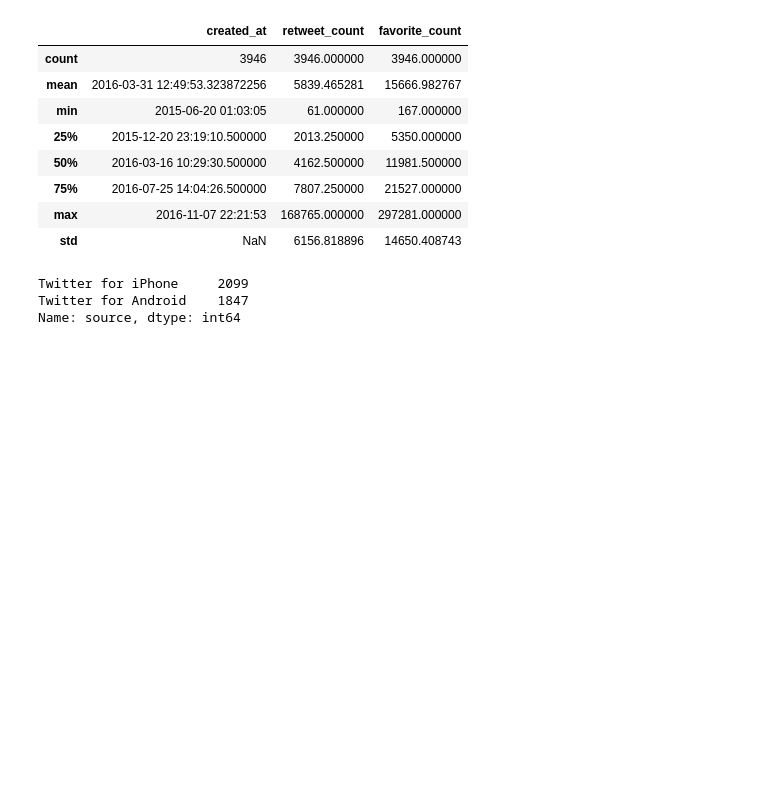
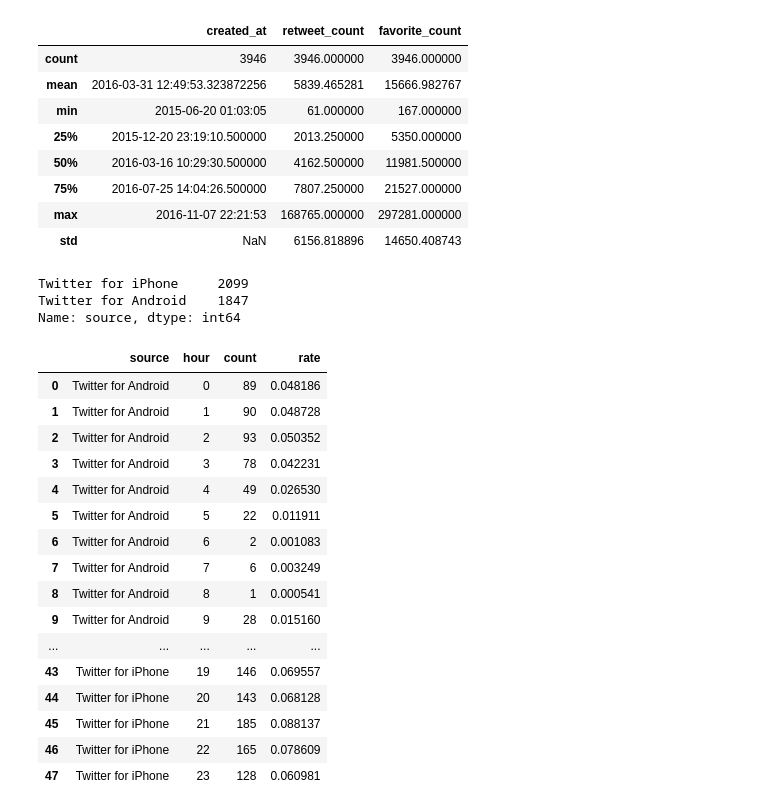
Before and after one commit to marfurt1/NLPProject1, a Jupyter notebook: src/Analyzing_Tweets_4GKS.ipynb, the cells around one changed output. Saved outputs shown, nothing was run; the diff lists cells and outputs as text; code cells hidden in the pictures; blank space fills up the shorter version.

```diff
--- a/src/Analyzing_Tweets_4GKS.ipynb
+++ b/src/Analyzing_Tweets_4GKS.ipynb
@@ -187,3 +187,28 @@ Name: source, dtype: int64
 # 3.5 Get histograms for numerical data
 # %%
 # 3.6 Make a plot of tweets frequence rate by source
+df_plot = (df
+            .assign(hour=df["created_at"].dt.hour)
+            .groupby(["source", "hour"])
+            .agg(count=("source", "count"))
+            .assign(rate=lambda df: df["count"]/df.groupby("source")["count"].sum())
+            .reset_index())
+df_plot
+# %% [output]
+|  | source | hour | count | rate |
+| 0 | Twitter for Android | 0 | 89 | 0.048186 |
+| 1 | Twitter for Android | 1 | 90 | 0.048728 |
+| 2 | Twitter for Android | 2 | 93 | 0.050352 |
+| 3 | Twitter for Android | 3 | 78 | 0.042231 |
+| 4 | Twitter for Android | 4 | 49 | 0.026530 |
+| 5 | Twitter for Android | 5 | 22 | 0.011911 |
+| 6 | Twitter for Android | 6 | 2 | 0.001083 |
+| 7 | Twitter for Android | 7 | 6 | 0.003249 |
+| 8 | Twitter for Android | 8 | 1 | 0.000541 |
+| 9 | Twitter for Android | 9 | 28 | 0.015160 |
+| ... | ... | ... | ... | ... |
+| 43 | Twitter for iPhone | 19 | 146 | 0.069557 |
+| 44 | Twitter for iPhone | 20 | 143 | 0.068128 |
+| 45 | Twitter for iPhone | 21 | 185 | 0.088137 |
+| 46 | Twitter for iPhone | 22 | 165 | 0.078609 |
+| 47 | Twitter for iPhone | 23 | 128 | 0.060981 |
```
Also changed, not shown: parts of 1 cell of this notebook.
